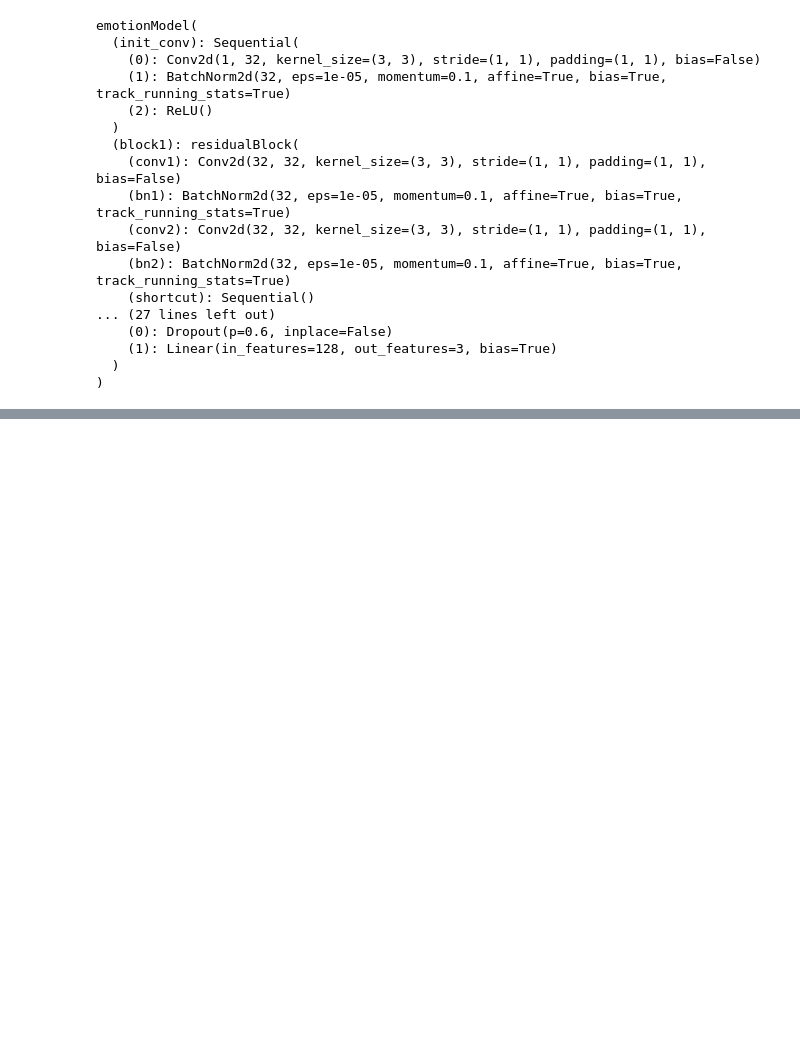
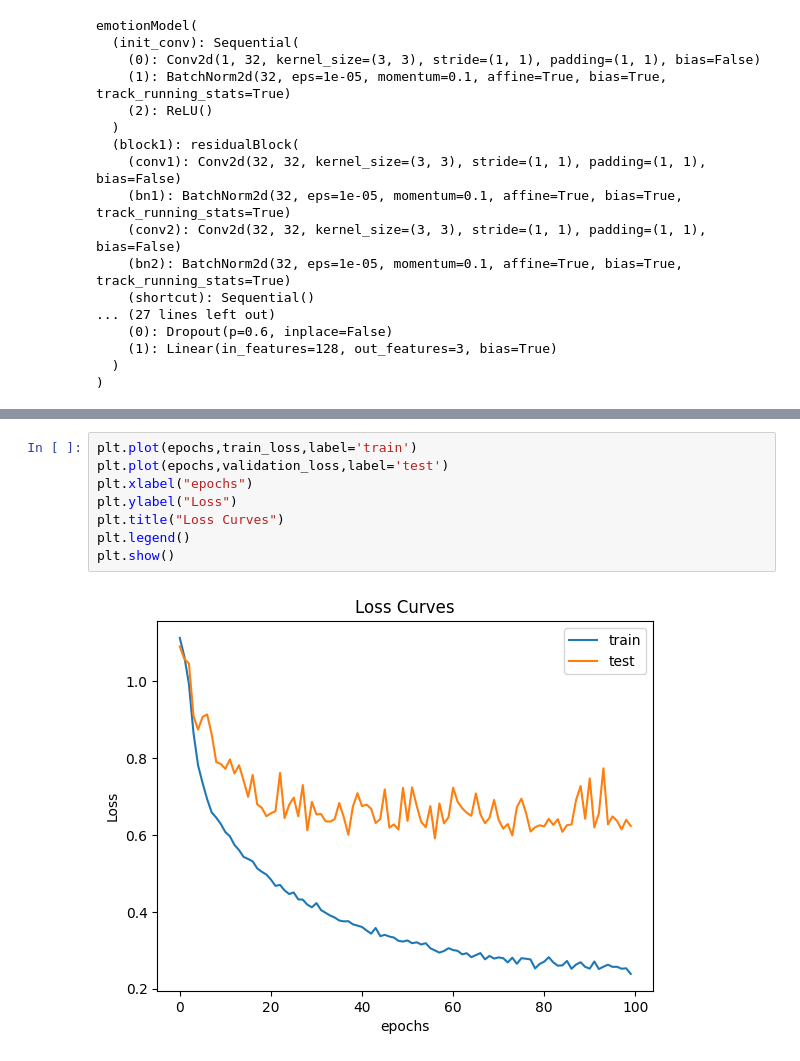
Before and after one commit to hari-vash/Mood-Detector, a Jupyter notebook: experiments/experimentation.ipynb, the cells around one changed output, grey strips where cells are left out. Cells and saved outputs as stored; diff of their text form; blank space fills up the shorter version.

```diff
--- a/experiments/experimentation.ipynb
+++ b/experiments/experimentation.ipynb
@@ -524,0 +563,10 @@ weighted avg       0.79      0.78      0.78      3208
+# %%
+plt.plot(epochs,train_loss,label='train')
+plt.plot(epochs,validation_loss,label='test')
+plt.xlabel("epochs")
+plt.ylabel("Loss")
+plt.title("Loss Curves")
+plt.legend()
+plt.show()
+# %% [output]
+[figure, added]
```
Also changed, not shown: parts of 11 cells of this notebook.
